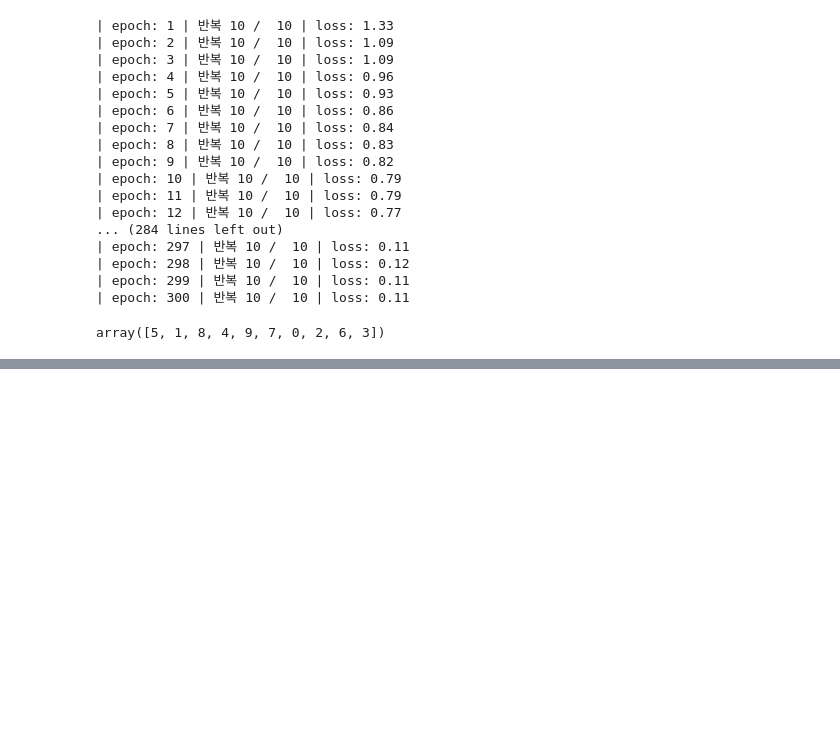
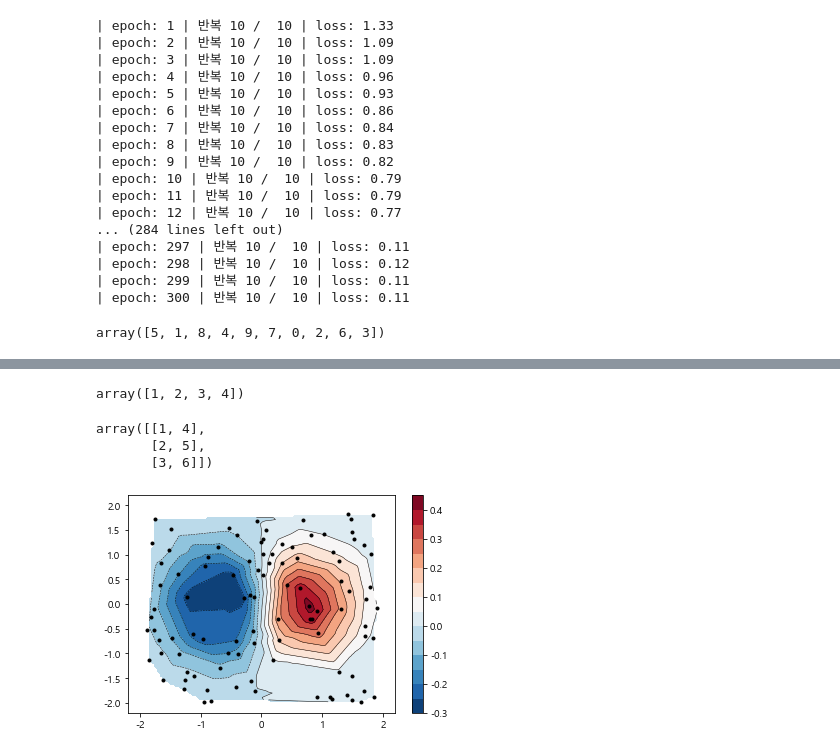
Before and after one commit to peterdesk/nlp1310, a Jupyter notebook: 03_신경망기본/04_신경망 학습 모델 구현.ipynb, the cells around one changed output, grey strips where cells are left out. Drawn from its saved outputs; the diff is of its cells as text; code cells hidden in the pictures; blank space fills up the shorter version.

```diff
--- a/03_신경망기본/04_신경망 학습 모델 구현.ipynb
+++ b/03_신경망기본/04_신경망 학습 모델 구현.ipynb
@@ -212,0 +306,49 @@ array([5, 1, 8, 4, 9, 7, 0, 2, 6, 3])
+# %%
+#  ravel() : ravel은 "풀다"로 다차원을 1차원으로 푸는 것을 의미한다
+a1 = np.array([[1,2],
+               [3,4]])
+a2 = a1.ravel() # 또는 a2 = a1.reshape(-1) 또는 a2 = a1.flatten()
+a2
+# %% [output]
+array([1, 2, 3, 4])
+# %%
+# np.c_[]  : 두 개의 1차원 배열을 칼럼으로 세로로 붙여서 2차원 배열 만들기
+# https://rfriend.tistory.com/352
+
+a = np.array([1,2,3])
+b = np.array([4,5,6])
+c = np.c_[a,b]
+c
+# %% [output]
+array([[1, 4],
+       [2, 5],
+       [3, 6]])
+# %%
+# plt.contourf() : 등고선  플롯 , 경계를 채운다
+# http://www.gisdeveloper.co.kr/?p=10192
+# https://rfriend.tistory.com/547
+
+import matplotlib.pyplot as plt
+import matplotlib.tri as tri
+import numpy as np
+npts = 100
+x = np.random.uniform(-2, 2, npts)
+y = np.random.uniform(-2, 2, npts)
+z = x * np.exp(-x**2 - y**2)
+ngridx = 100
+ngridy = 100
+xi = np.linspace(-2.2, 2.2, ngridx)
+yi = np.linspace(-2.2, 2.2, ngridy)
+triang = tri.Triangulation(x, y)
+interpolator = tri.LinearTriInterpolator(triang, z)
+Xi, Yi = np.meshgrid(xi, yi)
+zi = interpolator(Xi, Yi)
+
+
+plt.contour(xi, yi, zi, levels=15, linewidths=0.5, colors='k')
+cntr = plt.contourf(xi, yi, zi, levels=15, cmap="RdBu_r")
+plt.colorbar(cntr)
+plt.plot(x, y, 'ko', ms=3)
+plt.show()
+# %% [output]
+[figure, added]
```
Also changed, not shown: parts of 3 cells of this notebook.
